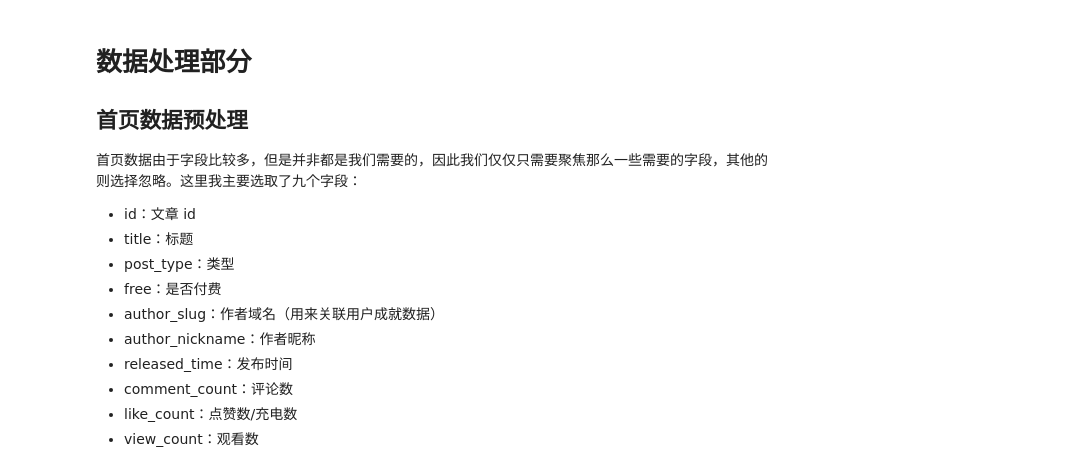
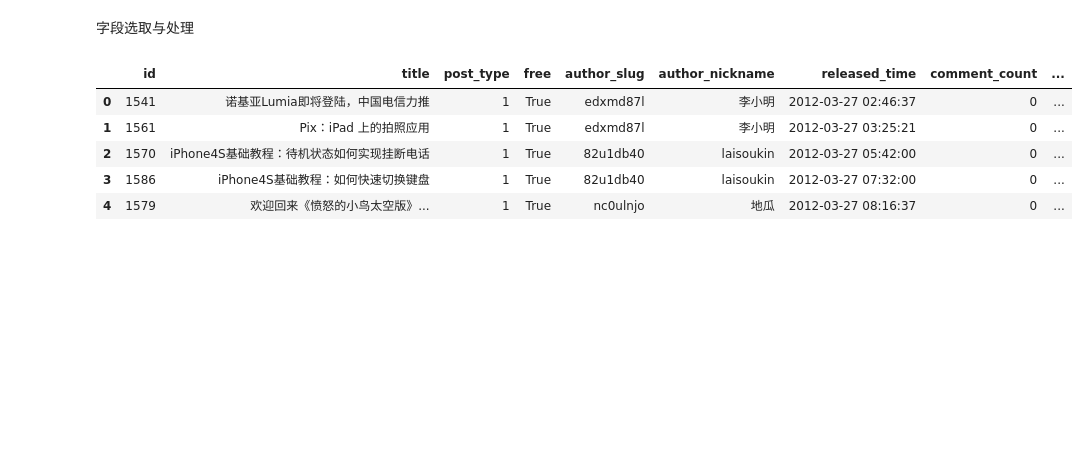
Before and after one commit to 100gle/sspai_spider, a Jupyter notebook: analysis/base_analysis.ipynb, the cells around one changed output. Saved outputs shown, nothing was run; the diff lists cells and outputs as text; code cells hidden in the pictures; blank space fills up the shorter version.

```diff
--- a/analysis/base_analysis.ipynb
+++ b/analysis/base_analysis.ipynb
@@ -69,26 +42,26 @@ None
-# %% [markdown]
-# 数据处理部分
-
-## 首页数据预处理
-
-首页数据由于字段比较多，但是并非都是我们需要的，因此我们仅仅只需要聚焦那么一些需要的字段，其他的则选择忽略。这里我主要选取了九个字段：
-
-- id：文章 id
-- title：标题
-- post_type：类型
-- free：是否付费
-- author_slug：作者域名（用来关联用户成就数据）
-- author_nickname：作者昵称
-- released_time：发布时间
-- comment_count：评论数
-- like_count：点赞数/充电数
-- view_count：观看数
+# %% [markdown]
+字段选取与处理
 # %%
-cols = [
+page_cols = [
     'id', 'title', 'post_type', 'free',
     'author.slug', 'author.nickname', 'released_time',
     'comment_count', 'like_count', 'view_count'
 ]
-page = page[cols]
+page = page[page_cols]
+page.columns = page.columns.str.replace('.', '_')
 page['released_time'] = pd.to_datetime(page['released_time'])
-page.columns = page.columns.str.replace('.', '_')
+page = (page
+           .assign(released_date = page['released_time'].dt.date,
+                      released_year = page['released_time'].dt.year,
+                      released_month = page['released_time'].dt.month,
+                      released_day = page['released_time'].dt.day,
+                      released_at = page['released_time'].dt.time)
+       )
+page.head()
+# %% [output]
+|  | id | title | post_type | free | author_slug | author_nickname | released_time | comment_count | ... |
+| 0 | 1541 | 诺基亚Lumia即将登陆，中国电信力推 | 1 | True | edxmd87l | 李小明 | 2012-03-27 02:46:37 | 0 | ... |
+| 1 | 1561 | Pix：iPad 上的拍照应用 | 1 | True | edxmd87l | 李小明 | 2012-03-27 03:25:21 | 0 | ... |
+| 2 | 1570 | iPhone4S基础教程：待机状态如何实现挂断电话 | 1 | True | 82u1db40 | laisoukin | 2012-03-27 05:42:00 | 0 | ... |
+| 3 | 1586 | iPhone4S基础教程：如何快速切换键盘 | 1 | True | 82u1db40 | laisoukin | 2012-03-27 07:32:00 | 0 | ... |
+| 4 | 1579 | 欢迎回来《愤怒的小鸟太空版》... | 1 | True | nc0ulnjo | 地瓜 | 2012-03-27 08:16:37 | 0 | ... |
```
Also changed, not shown: parts of 41 cells of this notebook.
